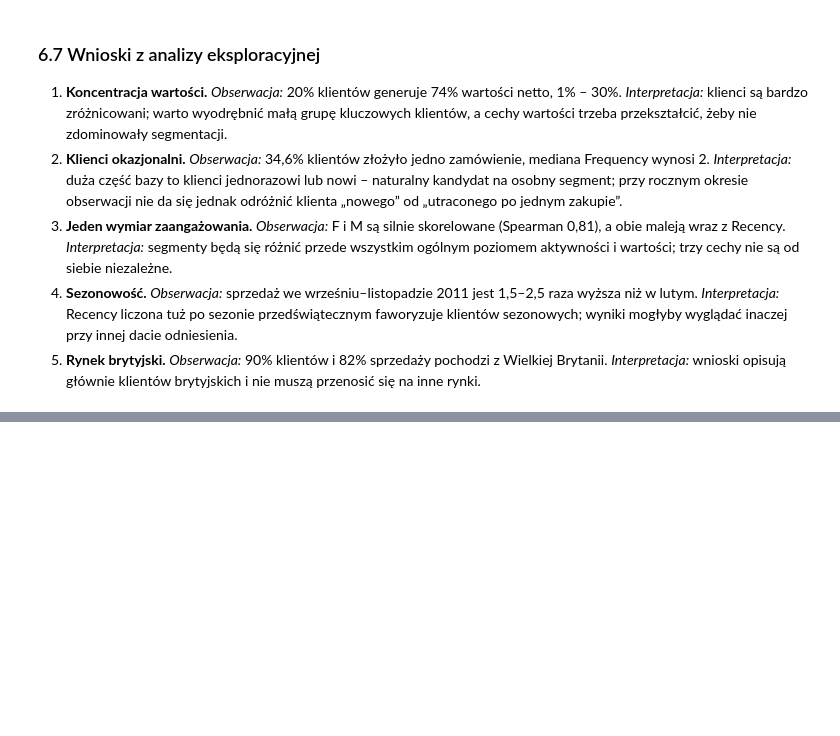
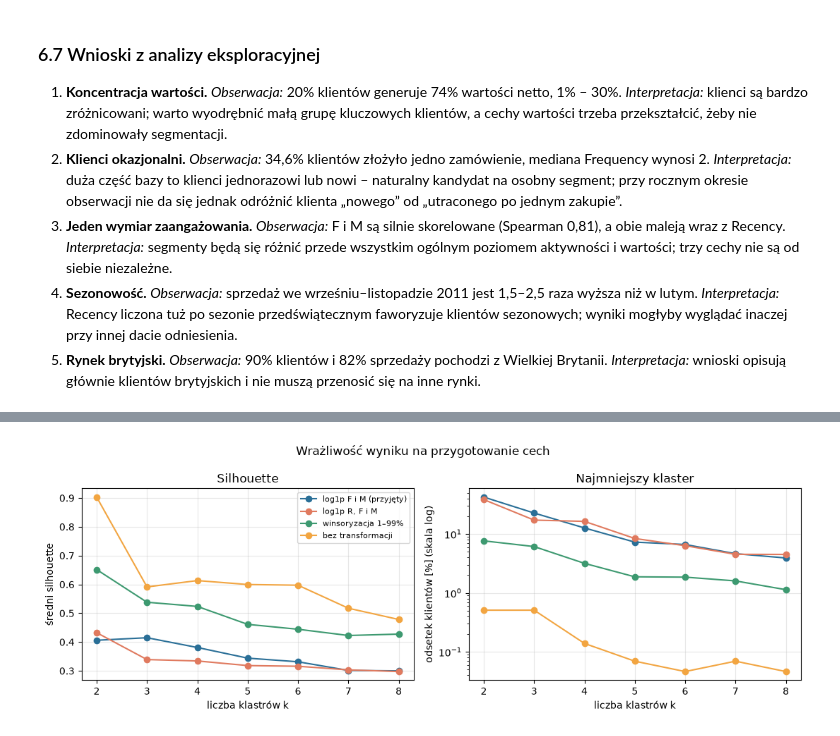
Before and after one commit to wikgu/segmentacja-klientow, a Jupyter notebook: notebooks/analiza.ipynb, the cells around one changed output, grey strips where cells are left out. Saved outputs shown, nothing was run; the diff lists cells and outputs as text; code cells hidden in the pictures; blank space fills up the shorter version.

```diff
--- a/notebooks/analiza.ipynb
+++ b/notebooks/analiza.ipynb
@@ -655,0 +730,11 @@ pd.DataFrame(
+# %%
+warianty = porownaj_warianty(
+    klienci,
+    {
+        "log1p F i M (przyjęty)": {},
+        "log1p R, F i M": {"log": True},
+        "winsoryzacja 1–99%": {"log": False, "winsoryzacja": (0.01, 0.99)},
+        "bez transformacji": {"log": False},
+    },
+)
+warianty[["silhouette", "najmniejszy_klaster"]].unstack(level="wariant")
@@ -655,0 +752,6 @@ pd.DataFrame(
+# %%
+fig = wykresy.wykres_wariantow(warianty)
+wykresy.zapisz_wykres(fig, KATALOG_WYKRESOW / "11_warianty_cech.png")
+fig
+# %% [output]
+[figure, added]
```
Also changed, not shown: parts of 19 cells of this notebook.
